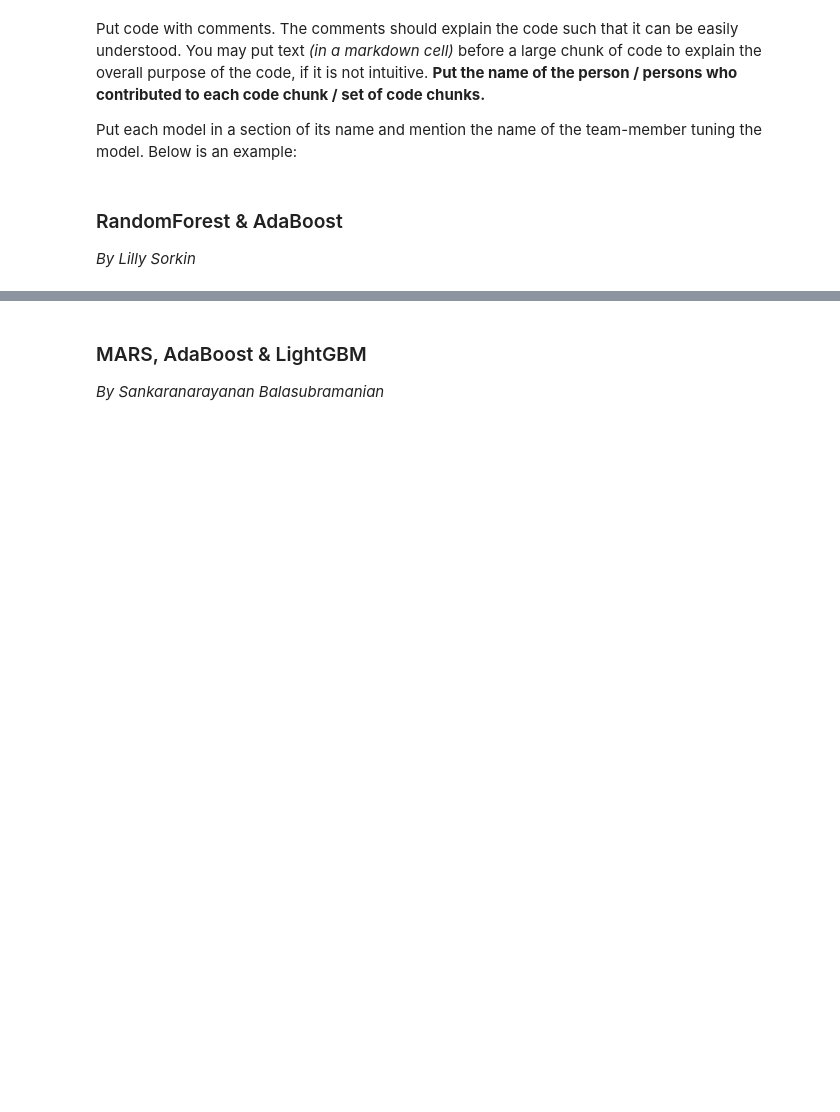
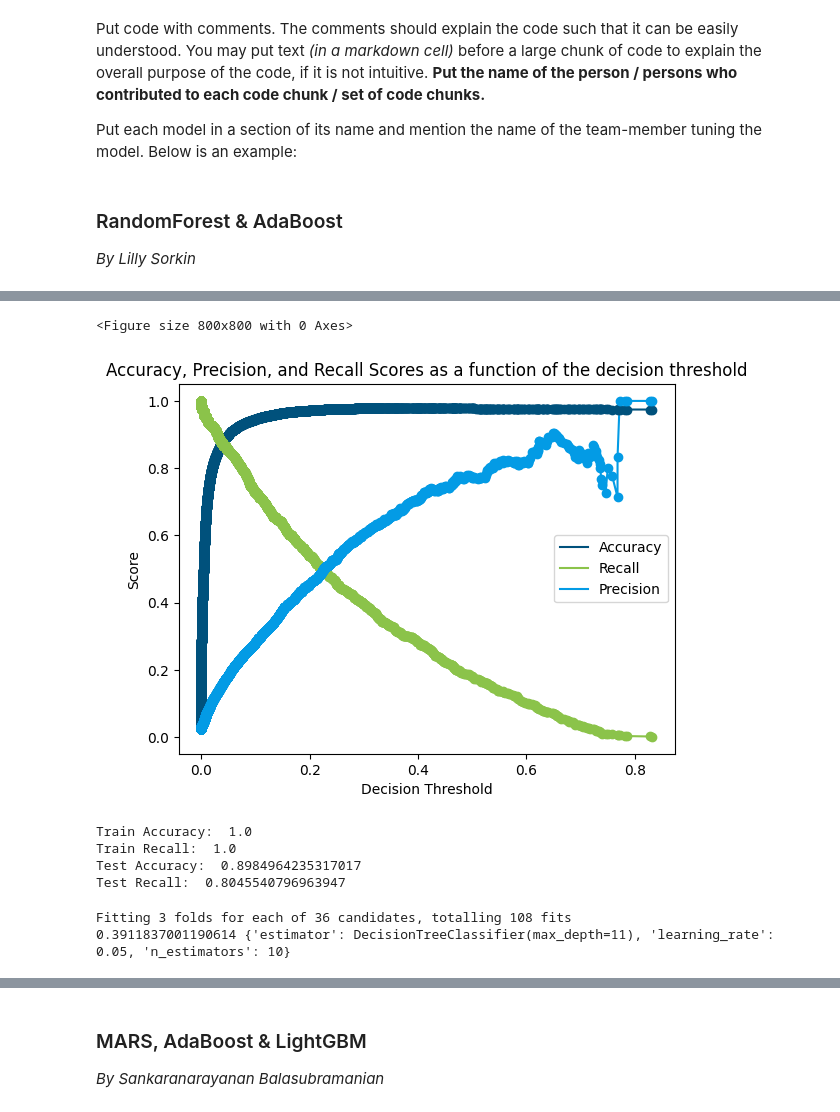
Before and after one commit to lilz827/final-project-303-3, a Jupyter notebook: Project Code Template.ipynb, the cells around one changed output, grey strips where cells are left out. Drawn from its saved outputs; the diff is of its cells as text; code cells hidden in the pictures; blank space fills up the shorter version.

Commit message:
my models

```diff
--- a/Project Code Template.ipynb
+++ b/Project Code Template.ipynb
@@ -119,0 +122,73 @@ Fitting 3 folds for each of 72 candidates, totalling 216 fits
+# %%
+# RandomForest final model
+model1 = RandomForestClassifier(random_state=45, bootstrap=False,
+                               n_estimators=500, max_leaf_nodes=1000,
+                               max_depth=25, n_jobs=-1)
+model1.fit(X_train, y_train)
+
+cross_val_ypred = cross_val_predict(model1, X_train, y_train, cv = 5, method = 'predict_proba')
+p, r, thresholds = precision_recall_curve(y_train, cross_val_ypred[:,1])
+accuracys = []
+for threshold in thresholds:
+    ypred = cross_val_ypred[:,1] > threshold
+    ypred = ypred.astype(int)
+    accuracy = accuracy_score(ypred, y_train)
+    accuracys.append(accuracy)
+accuracys = np.array(accuracys)
+
+def plot_accuracy_recall_vs_threshold(recalls, precisions, thresholds):
+    plt.figure(figsize=(8, 8))
+    plt.figure(facecolor='white')
+    plt.title("Accuracy, Precision, and Recall Scores as a function of the decision threshold")
+    plt.plot(thresholds, accuracys, "-", color="#00517c", label="Accuracy")
+    plt.plot(thresholds, recalls[:-1], "-", color="#8bc34a", label="Recall")
+    plt.plot(thresholds, precisions[:-1], "-", color="#039be5", label="Precision")
+    plt.plot(thresholds, accuracys, "o", color="#00517c")
+    plt.plot(thresholds, recalls[:-1], "o", color="#8bc34a")
+    plt.plot(thresholds, precisions[:-1], "o", color="#039be5")
+    plt.ylabel("Score")
+    plt.xlabel("Decision Threshold")
+    plt.legend(loc='best')
+    plt.legend()
+plot_accuracy_recall_vs_threshold(r, p, thresholds)
+# %% [output]
+<Figure size 800x800 with 0 Axes>
+[figure, added]
+# %%
+# RandomForest decision threshold and results
+desired_threshold = 0.05
+
+ypred_prob_train = model1.predict_proba(X_train)[:,1]
+ypred_train = ypred_prob_train > desired_threshold
+ypred_train = ypred_train.astype(int)
+
+ypred_prob_test = model1.predict_proba(X_test)[:,1]
+ypred_test = ypred_prob_test > desired_threshold
+ypred_test = ypred_test.astype(int)
+
+print("Train Accuracy: ", accuracy_score(y_train, ypred_train))
+print("Train Recall: ", recall_score(y_train, ypred_train))
+print("Test Accuracy: ", accuracy_score(y_test, ypred_test))
+print("Test Recall: ", recall_score(y_test, ypred_test))
+# %% [output]
+Train Accuracy:  1.0
+Train Recall:  1.0
+Test Accuracy:  0.8984964235317017
+Test Recall:  0.8045540796963947
+# %%
+# AdaBoost hyperparameter selection
+params = {'estimator': [DecisionTreeClassifier(max_depth=10),
+                            DecisionTreeClassifier(max_depth=11),
+                            DecisionTreeClassifier(max_depth=12)],
+          'n_estimators': [5, 10, 50, 100],
+          'learning_rate': [0.01, 0.02, 0.05]}
+
+model_group = GridSearchCV(AdaBoostClassifier(random_state=45),
+                           params, scoring='recall',
+                           cv=3, n_jobs=-1, verbose=1)
+
+model_group.fit(X_train, y_train)
+print(model_group.best_score_, model_group.best_params_)
+# %% [output]
+Fitting 3 folds for each of 36 candidates, totalling 108 fits
+0.3911837001190614 {'estimator': DecisionTreeClassifier(max_depth=11), 'learning_rate': 0.05, 'n_estimators': 10}
```
Also changed, not shown: parts of 3 cells of this notebook.
